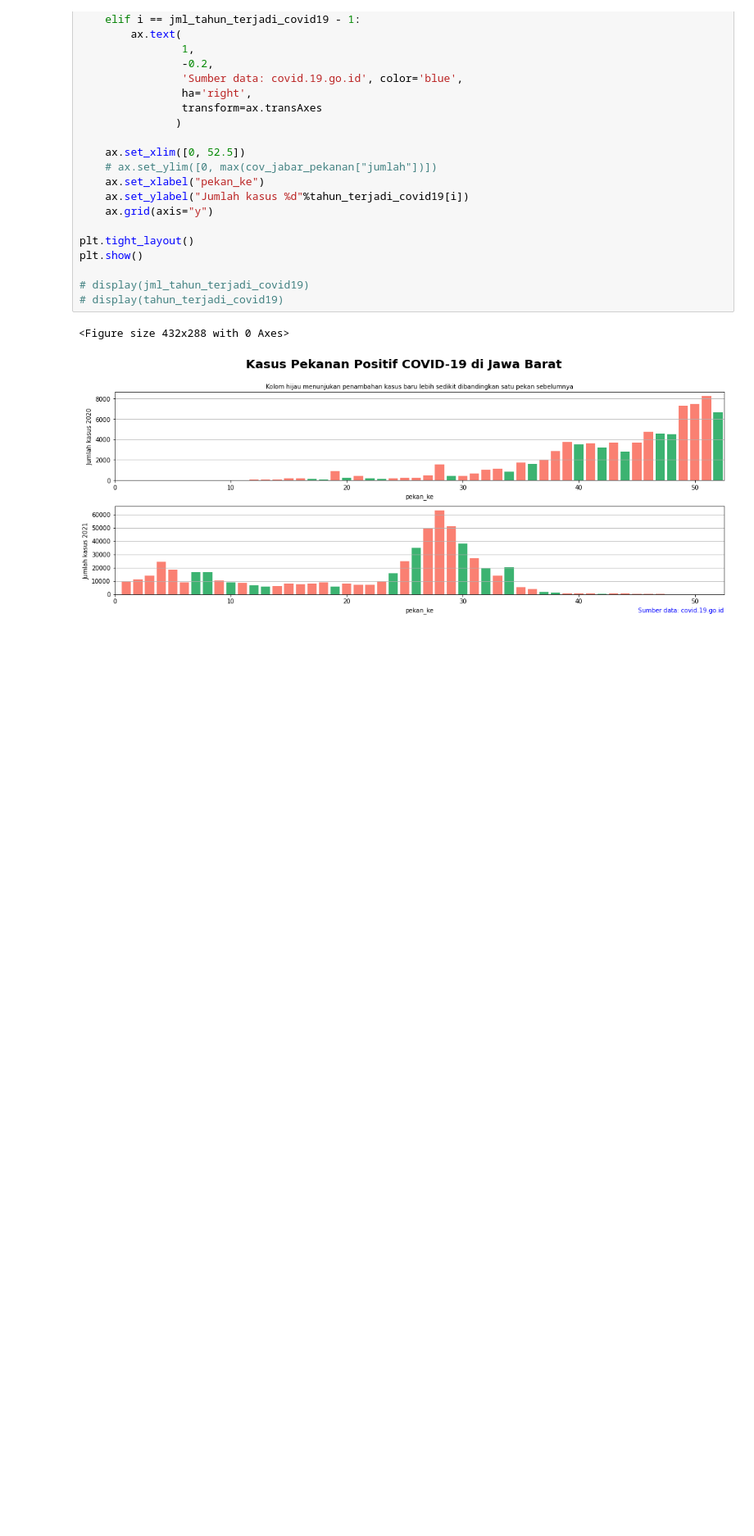
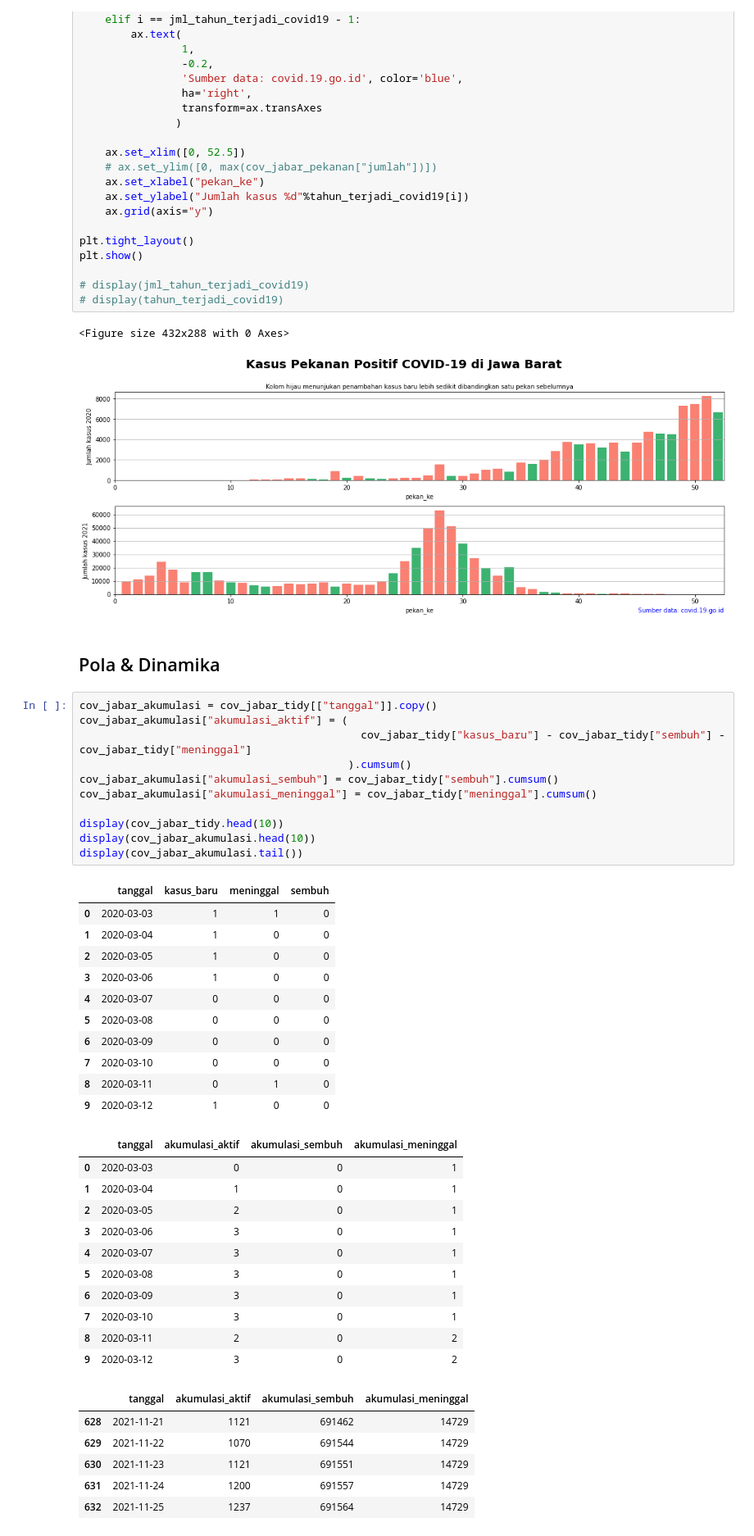
Before and after one commit to UsepSyaikalArifin/Application-File-PT-Bukit-Makmur-Mandiri-Utama-BUMA-, a Jupyter notebook: Kelas Penerapan di Industri/Eksplorasi dan Analisis Data COVID-19 Indonesia using Python/Jupyter Notebook/main.ipynb, the cells around one changed output. Shown at 82% size. Cells and saved outputs as stored; diff of their text form; blank space fills up the shorter version.

```diff
--- a/Kelas Penerapan di Industri/Eksplorasi dan Analisis Data COVID-19 Indonesia using Python/Jupyter Notebook/main.ipynb
+++ b/Kelas Penerapan di Industri/Eksplorasi dan Analisis Data COVID-19 Indonesia using Python/Jupyter Notebook/main.ipynb
@@ -433,3 +433,45 @@ plt.show()
 # %% [output]
 <Figure size 432x288 with 0 Axes>
 [figure]
+# %% [markdown]
+## Pola & Dinamika
+# %%
+cov_jabar_akumulasi = cov_jabar_tidy[["tanggal"]].copy()
+cov_jabar_akumulasi["akumulasi_aktif"] = (
+                                            cov_jabar_tidy["kasus_baru"] - cov_jabar_tidy["sembuh"] - cov_jabar_tidy["meninggal"]
+                                          ).cumsum()
+cov_jabar_akumulasi["akumulasi_sembuh"] = cov_jabar_tidy["sembuh"].cumsum()
+cov_jabar_akumulasi["akumulasi_meninggal"] = cov_jabar_tidy["meninggal"].cumsum()
+
+display(cov_jabar_tidy.head(10))
+display(cov_jabar_akumulasi.head(10))
+display(cov_jabar_akumulasi.tail())
+# %% [output]
+|  | tanggal | kasus_baru | meninggal | sembuh |
+| 0 | 2020-03-03 | 1 | 1 | 0 |
+| 1 | 2020-03-04 | 1 | 0 | 0 |
+| 2 | 2020-03-05 | 1 | 0 | 0 |
+| 3 | 2020-03-06 | 1 | 0 | 0 |
+| 4 | 2020-03-07 | 0 | 0 | 0 |
+| 5 | 2020-03-08 | 0 | 0 | 0 |
+| 6 | 2020-03-09 | 0 | 0 | 0 |
+| 7 | 2020-03-10 | 0 | 0 | 0 |
+| 8 | 2020-03-11 | 0 | 1 | 0 |
+| 9 | 2020-03-12 | 1 | 0 | 0 |
+|  | tanggal | akumulasi_aktif | akumulasi_sembuh | akumulasi_meninggal |
+| 0 | 2020-03-03 | 0 | 0 | 1 |
+| 1 | 2020-03-04 | 1 | 0 | 1 |
+| 2 | 2020-03-05 | 2 | 0 | 1 |
+| 3 | 2020-03-06 | 3 | 0 | 1 |
+| 4 | 2020-03-07 | 3 | 0 | 1 |
+| 5 | 2020-03-08 | 3 | 0 | 1 |
+| 6 | 2020-03-09 | 3 | 0 | 1 |
+| 7 | 2020-03-10 | 3 | 0 | 1 |
+| 8 | 2020-03-11 | 2 | 0 | 2 |
+| 9 | 2020-03-12 | 3 | 0 | 2 |
+|  | tanggal | akumulasi_aktif | akumulasi_sembuh | akumulasi_meninggal |
+| 628 | 2021-11-21 | 1121 | 691462 | 14729 |
+| 629 | 2021-11-22 | 1070 | 691544 | 14729 |
+| 630 | 2021-11-23 | 1121 | 691551 | 14729 |
+| 631 | 2021-11-24 | 1200 | 691557 | 14729 |
+| 632 | 2021-11-25 | 1237 | 691564 | 14729 |
```
Also changed, not shown: parts of 8 cells of this notebook.
